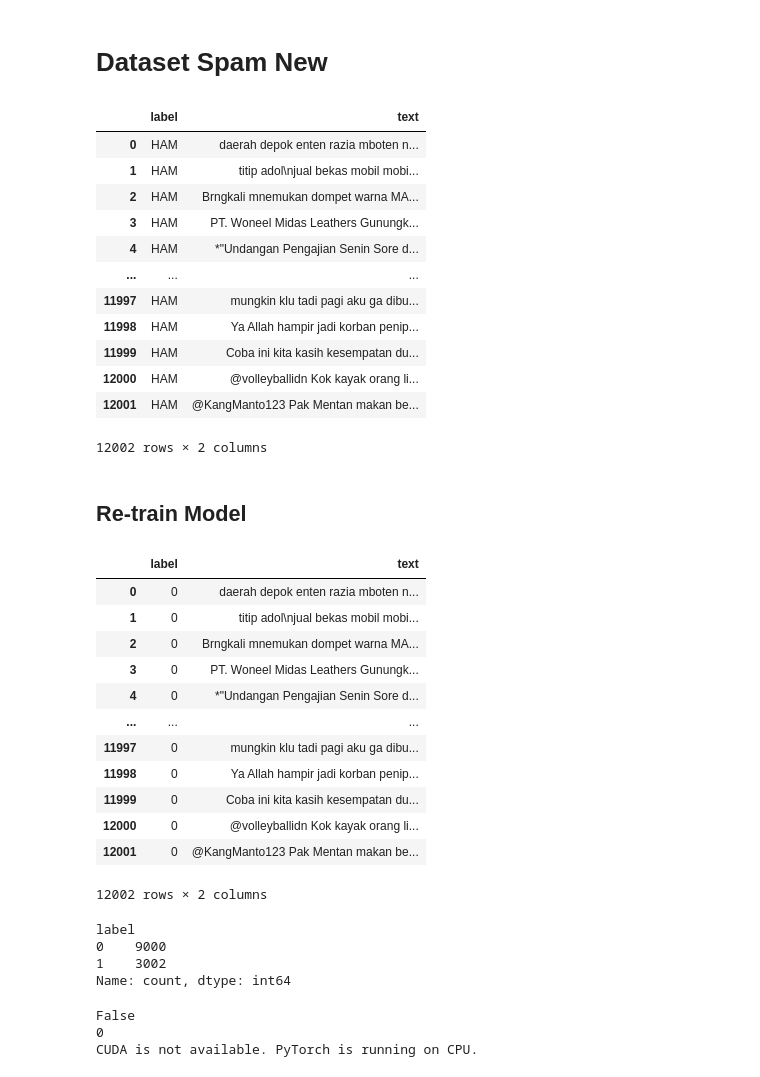
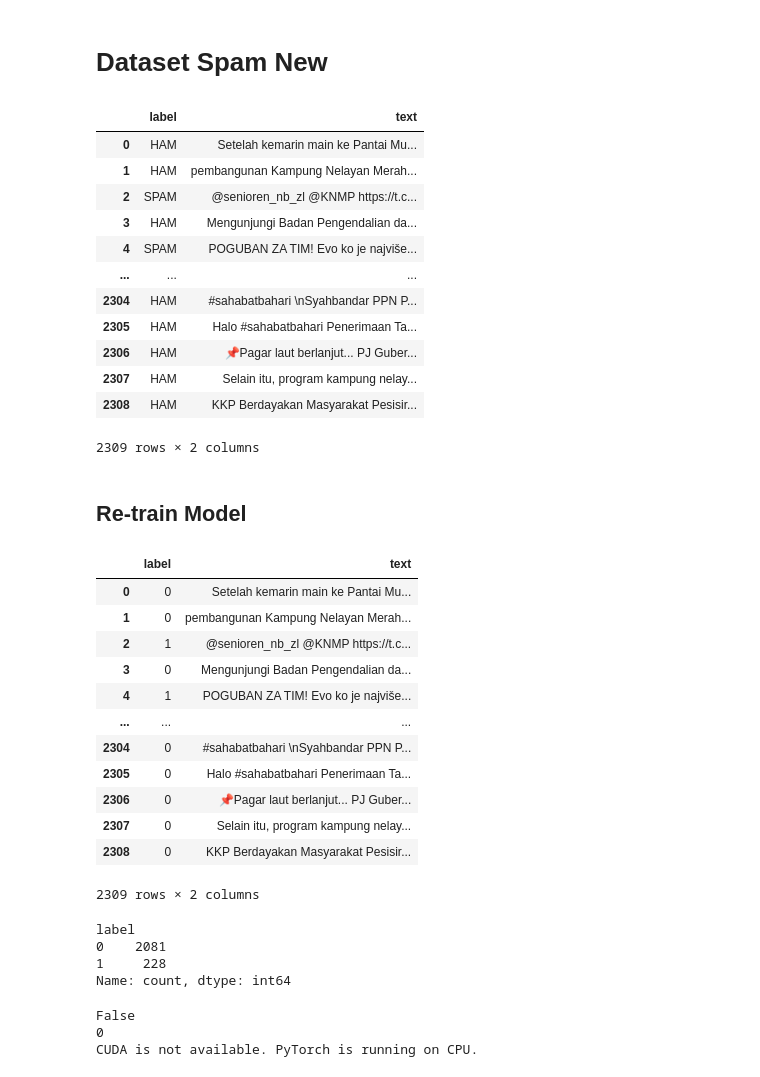
Before and after one commit to raihanhd12/ML_spam-detection, a Jupyter notebook: notebooks/5_fine_tune_v4.ipynb, the cells around one changed output. Drawn from its saved outputs; the diff is of its cells as text; code cells hidden in the pictures.

```diff
--- a/notebooks/5_fine_tune_v4.ipynb
+++ b/notebooks/5_fine_tune_v4.ipynb
@@ -3,22 +3,22 @@
 # %%
 import pandas as pd
 # %%
-df = pd.read_excel('../data/spam_v6_train.xlsx', engine='openpyxl')
+df = pd.read_excel('../data/spam_v7_train.xlsx', engine='openpyxl')
 df
 # %% [output]
 |  | label | text |
-| 0 | HAM | daerah depok enten razia mboten n... |
-| 1 | HAM | titip adol\njual bekas mobil mobi... |
-| 2 | HAM | Brngkali mnemukan dompet warna MA... |
-| 3 | HAM | PT. Woneel Midas Leathers Gunungk... |
-| 4 | HAM | *"Undangan Pengajian Senin Sore d... |
+| 0 | HAM | Setelah kemarin main ke Pantai Mu... |
+| 1 | HAM | pembangunan Kampung Nelayan Merah... |
+| 2 | SPAM | @senioren_nb_zl @KNMP https://t.c... |
+| 3 | HAM | Mengunjungi Badan Pengendalian da... |
+| 4 | SPAM | POGUBAN ZA TIM! Evo ko je najviše... |
 | ... | ... | ... |
-| 11997 | HAM | mungkin klu tadi pagi aku ga dibu... |
-| 11998 | HAM | Ya Allah hampir jadi korban penip... |
-| 11999 | HAM | Coba ini kita kasih kesempatan du... |
-| 12000 | HAM | @volleyballidn Kok kayak orang li... |
-| 12001 | HAM | @KangManto123 Pak Mentan makan be... |
+| 2304 | HAM | #sahabatbahari \nSyahbandar PPN P... |
+| 2305 | HAM | Halo #sahabatbahari Penerimaan Ta... |
+| 2306 | HAM | 📌Pagar laut berlanjut... PJ Guber... |
+| 2307 | HAM | Selain itu, program kampung nelay... |
+| 2308 | HAM | KKP Berdayakan Masyarakat Pesisir... |
-12002 rows × 2 columns
+2309 rows × 2 columns
 # %% [markdown]
 ## Re-train Model
 # %%
@@ -36,23 +36,23 @@ df['label'] = df['label'].apply(lambda x: 1 if x == 'spam' else 0)
 df
 # %% [output]
 |  | label | text |
-| 0 | 0 | daerah depok enten razia mboten n... |
-| 1 | 0 | titip adol\njual bekas mobil mobi... |
-| 2 | 0 | Brngkali mnemukan dompet warna MA... |
-| 3 | 0 | PT. Woneel Midas Leathers Gunungk... |
-| 4 | 0 | *"Undangan Pengajian Senin Sore d... |
+| 0 | 0 | Setelah kemarin main ke Pantai Mu... |
+| 1 | 0 | pembangunan Kampung Nelayan Merah... |
+| 2 | 1 | @senioren_nb_zl @KNMP https://t.c... |
+| 3 | 0 | Mengunjungi Badan Pengendalian da... |
+| 4 | 1 | POGUBAN ZA TIM! Evo ko je najviše... |
 | ... | ... | ... |
-| 11997 | 0 | mungkin klu tadi pagi aku ga dibu... |
-| 11998 | 0 | Ya Allah hampir jadi korban penip... |
-| 11999 | 0 | Coba ini kita kasih kesempatan du... |
-| 12000 | 0 | @volleyballidn Kok kayak orang li... |
-| 12001 | 0 | @KangManto123 Pak Mentan makan be... |
+| 2304 | 0 | #sahabatbahari \nSyahbandar PPN P... |
+| 2305 | 0 | Halo #sahabatbahari Penerimaan Ta... |
+| 2306 | 0 | 📌Pagar laut berlanjut... PJ Guber... |
+| 2307 | 0 | Selain itu, program kampung nelay... |
+| 2308 | 0 | KKP Berdayakan Masyarakat Pesisir... |
-12002 rows × 2 columns
+2309 rows × 2 columns
 # %%
 df['label'].value_counts()
 # %% [output]
 label
-0    9000
-1    3002
+0    2081
+1     228
 Name: count, dtype: int64
 # %%
```
Also changed, not shown: parts of 11 cells of this notebook, 3 other files.
